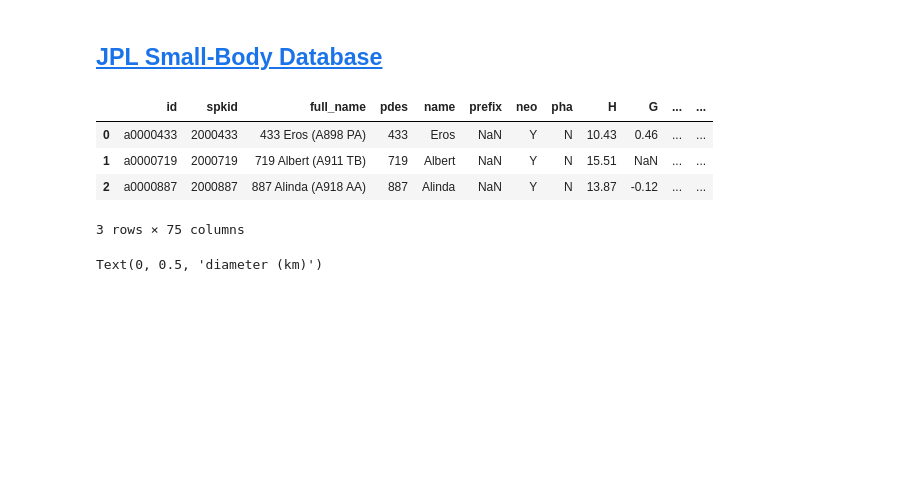
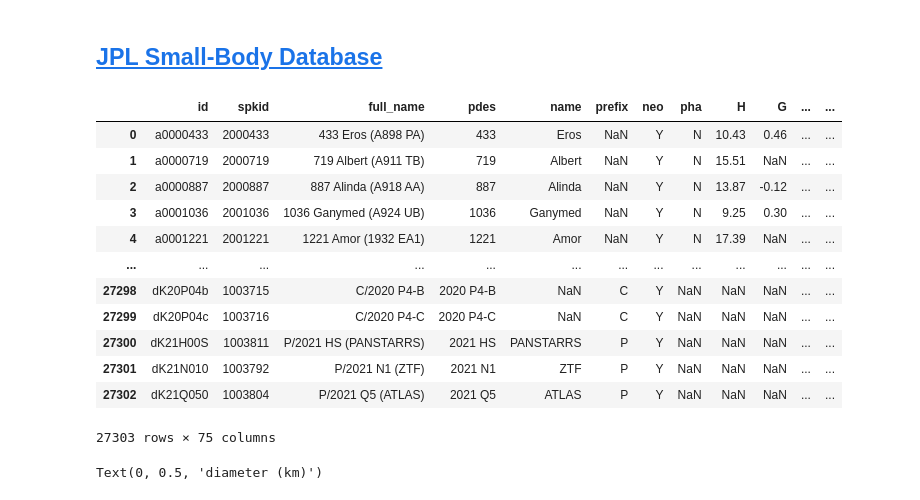
Before and after one commit to ageller/IntroToGlue, a Jupyter notebook: data/prepNEOdata.ipynb, the cells around one changed output. Cells and saved outputs as stored; diff of their text form; code cells hidden in the pictures; blank space fills up the shorter version.

```diff
--- a/data/prepNEOdata.ipynb
+++ b/data/prepNEOdata.ipynb
@@ -12,13 +12,21 @@ import matplotlib.pyplot as plt
 # %%
 #this produces some errors, but do I need to worry about it?
 neo = pd.read_csv('sbdb_query_results.csv')
-neo.iloc[:3]
+neo
 # %% [output]
 |  | id | spkid | full_name | pdes | name | prefix | neo | pha | H | G | ... | ... |
 | 0 | a0000433 | 2000433 | 433 Eros (A898 PA) | 433 | Eros | NaN | Y | N | 10.43 | 0.46 | ... | ... |
 | 1 | a0000719 | 2000719 | 719 Albert (A911 TB) | 719 | Albert | NaN | Y | N | 15.51 | NaN | ... | ... |
 | 2 | a0000887 | 2000887 | 887 Alinda (A918 AA) | 887 | Alinda | NaN | Y | N | 13.87 | -0.12 | ... | ... |
+| 3 | a0001036 | 2001036 | 1036 Ganymed (A924 UB) | 1036 | Ganymed | NaN | Y | N | 9.25 | 0.30 | ... | ... |
+| 4 | a0001221 | 2001221 | 1221 Amor (1932 EA1) | 1221 | Amor | NaN | Y | N | 17.39 | NaN | ... | ... |
+| ... | ... | ... | ... | ... | ... | ... | ... | ... | ... | ... | ... | ... |
+| 27298 | dK20P04b | 1003715 | C/2020 P4-B | 2020 P4-B | NaN | C | Y | NaN | NaN | NaN | ... | ... |
+| 27299 | dK20P04c | 1003716 | C/2020 P4-C | 2020 P4-C | NaN | C | Y | NaN | NaN | NaN | ... | ... |
+| 27300 | dK21H00S | 1003811 | P/2021 HS (PANSTARRS) | 2021 HS | PANSTARRS | P | Y | NaN | NaN | NaN | ... | ... |
+| 27301 | dK21N010 | 1003792 | P/2021 N1 (ZTF) | 2021 N1 | ZTF | P | Y | NaN | NaN | NaN | ... | ... |
+| 27302 | dK21Q050 | 1003804 | P/2021 Q5 (ATLAS) | 2021 Q5 | ATLAS | P | Y | NaN | NaN | NaN | ... | ... |
-3 rows × 75 columns
+27303 rows × 75 columns
 # %%
 f,ax = plt.subplots()
 ax.plot(neo['q'], neo['diameter'],'.')
```
Also changed, not shown: parts of 7 cells of this notebook, 5 other files.
